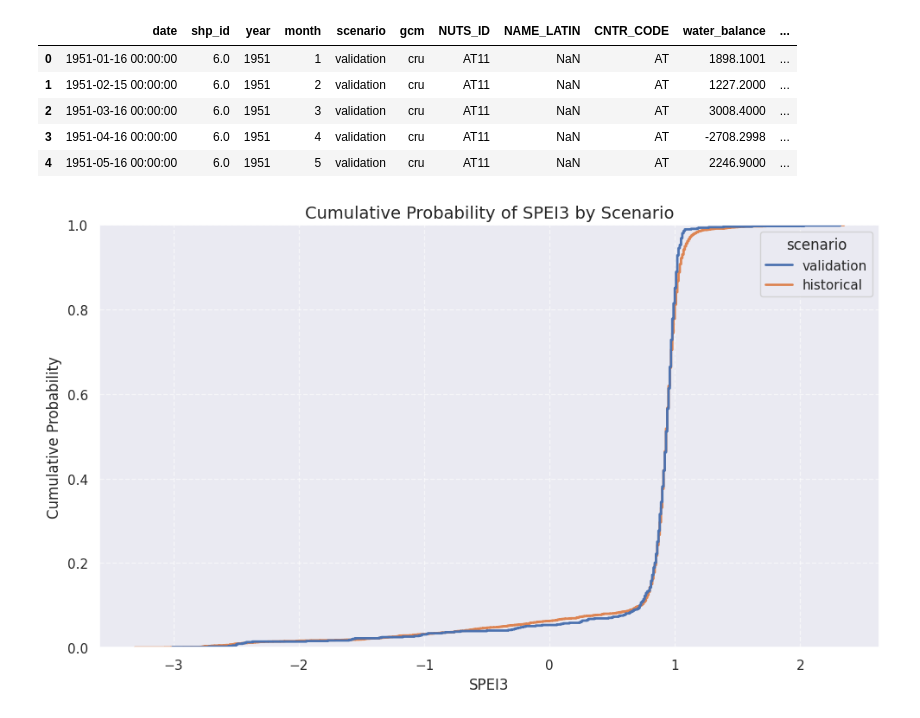
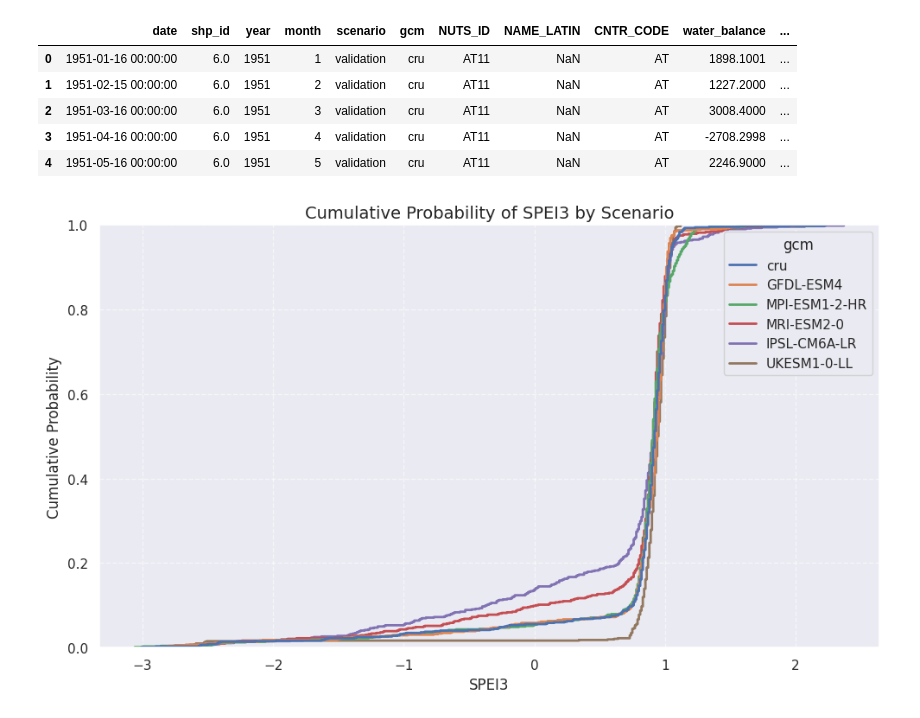
Before and after one commit to EmilioMariaNP/speiApp, a Jupyter notebook: nbooks/plot_spei_validation.ipynb, the cells around one changed output. Drawn from its saved outputs; the diff is of its cells as text; code cells hidden in the pictures.

```diff
--- a/nbooks/plot_spei_validation.ipynb
+++ b/nbooks/plot_spei_validation.ipynb
@@ -104,10 +104,10 @@ def plot_timeseries_spei(df, x_col='date', y_col='spei3', hue_col='scenario', st
 # %%
 plot_cumulative_spei(df,
                      x_col='spei3',
-                     hue_col='scenario'
+                     hue_col='gcm'
                      )
 # %% [output]
-[figure, old version]
+[figure, new version]
 # %%
 plot_cumulative_spei(df,
                      x_col='spei12',
```
Also changed, not shown: parts of 2 cells of this notebook, 3 other files.
